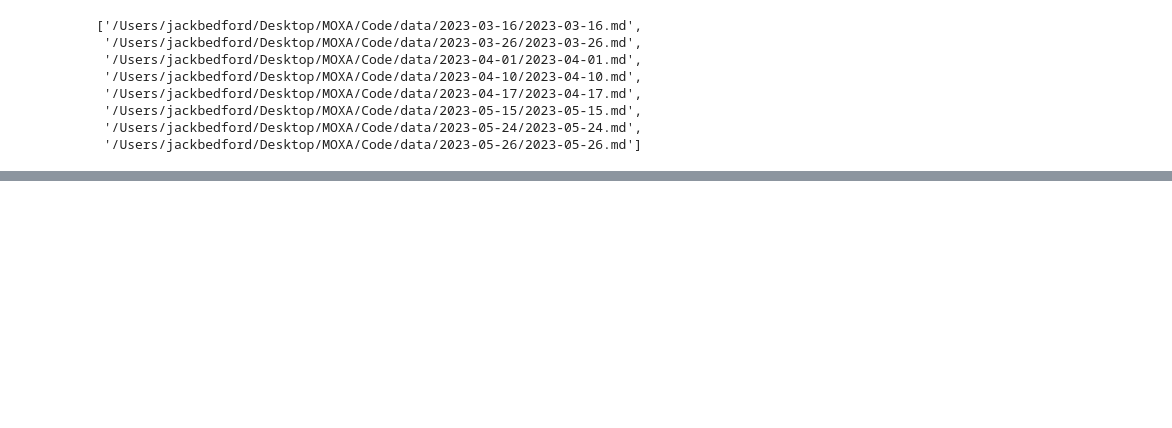
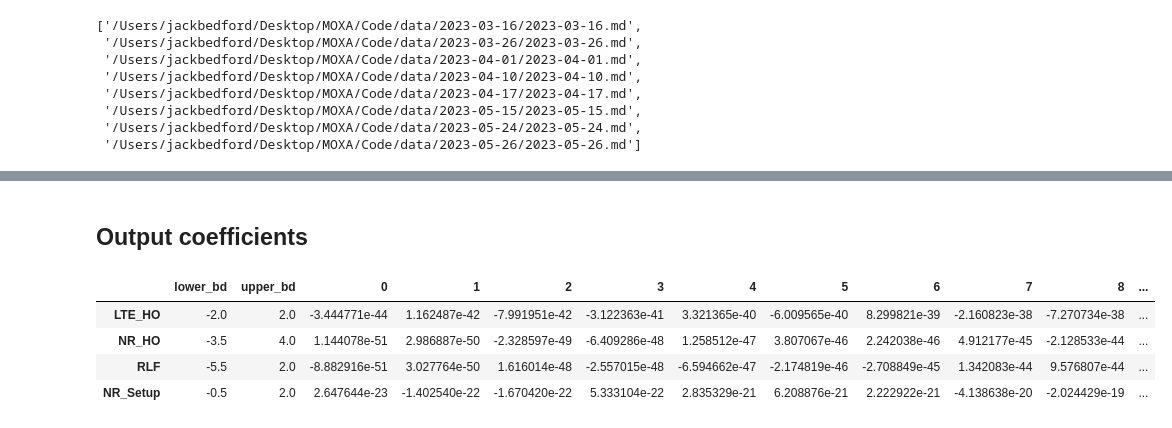
Before and after one commit to mollyy0514/wmnl-handoff-research, a Jupyter notebook: analysis/2023-05-31/handover_profile_brief.ipynb, the cells around one changed output, grey strips where cells are left out. Drawn from its saved outputs; the diff is of its cells as text; code cells hidden in the pictures; blank space fills up the shorter version.

```diff
--- a/analysis/2023-05-31/handover_profile_brief.ipynb
+++ b/analysis/2023-05-31/handover_profile_brief.ipynb
@@ -193,7 +193,7 @@ def plot_profile(table, intr=0, title='', mode='lost', xlim=0, path='', flow='ul
     plt.savefig(os.path.join(path, f'{title}_{flow.upper()}_{mode}.png'), bbox_inches='tight', dpi=300)
     plt.show()
 
-def plot_intrs(data, tag, path=''):
+def plot_intrs(data, tag, path='', count=0):
     data = [s*1000 for s in data]
 
     # Plot the violin plot
@@ -206,7 +206,7 @@ def plot_intrs(data, tag, path=''):
     ax.text(mean, 0.58, '{:.1f}'.format(mean), ha='center', fontweight='bold', fontsize=10, color='r')
     ax.set_xlim(left=0)
     ax.set_yticks([])
-    ax.set_title(tag)
+    ax.set_title(f'{tag} ({count} ct.)')
     ax.set_xlabel('Handover Interruption Time (ms)')
 
     # Add legend and title
@@ -467,0 +455,16 @@ KeyError: 'SCG_Failure_randomAccessProblem (1)'
+# %%
+## Downlink
+ImpactScope = {
+    'LTE_HO': (2, 2),   # LTE_HO, MN_HO, SN_Rel_MN_HO
+    'NR_HO': (3.5, 4),    # SN_HO, SN_Rel
+    'RLF': (5.5, 2),      # SCG_Failure, MCG_Failure, NAS_Recovery
+    'NR_Setup': (0.5, 2), # SN_Setup
+}
+
+## Downlink
+# ImpactScope = {
+#     'LTE_HO': (5, 5),   # LTE_HO, MN_HO, SN_Rel_MN_HO
+#     'NR_HO': (7, 7),    # SN_HO, SN_Rel
+#     'RLF': (7, 7),      # SCG_Failure, MCG_Failure, NAS_Recovery
+#     'NR_Setup': (3, 3), # SN_Setup
+# }
@@ -467,0 +889,11 @@ KeyError: 'SCG_Failure_randomAccessProblem (1)'
+# %% [markdown]
+## Output coefficients
+# %%
+display(coef_dl)
+pd.to_pickle(coef_dl, './coef_dl.pkl')
+# %% [output]
+|  | lower_bd | upper_bd | 0 | 1 | 2 | 3 | 4 | 5 | 6 | 7 | 8 | ... |
+| LTE_HO | -2.0 | 2.0 | -3.444771e-44 | 1.162487e-42 | -7.991951e-42 | -3.122363e-41 | 3.321365e-40 | -6.009565e-40 | 8.299821e-39 | -2.160823e-38 | -7.270734e-38 | ... |
+| NR_HO | -3.5 | 4.0 | 1.144078e-51 | 2.986887e-50 | -2.328597e-49 | -6.409286e-48 | 1.258512e-47 | 3.807067e-46 | 2.242038e-46 | 4.912177e-45 | -2.128533e-44 | ... |
+| RLF | -5.5 | 2.0 | -8.882916e-51 | 3.027764e-50 | 1.616014e-48 | -2.557015e-48 | -6.594662e-47 | -2.174819e-46 | -2.708849e-45 | 1.342083e-44 | 9.576807e-44 | ... |
+| NR_Setup | -0.5 | 2.0 | 2.647644e-23 | -1.402540e-22 | -1.670420e-22 | 5.333104e-22 | 2.835329e-21 | 6.208876e-21 | 2.222922e-21 | -4.138638e-20 | -2.024429e-19 | ... |
```
Also changed, not shown: parts of 14 cells of this notebook, 12 other files.
